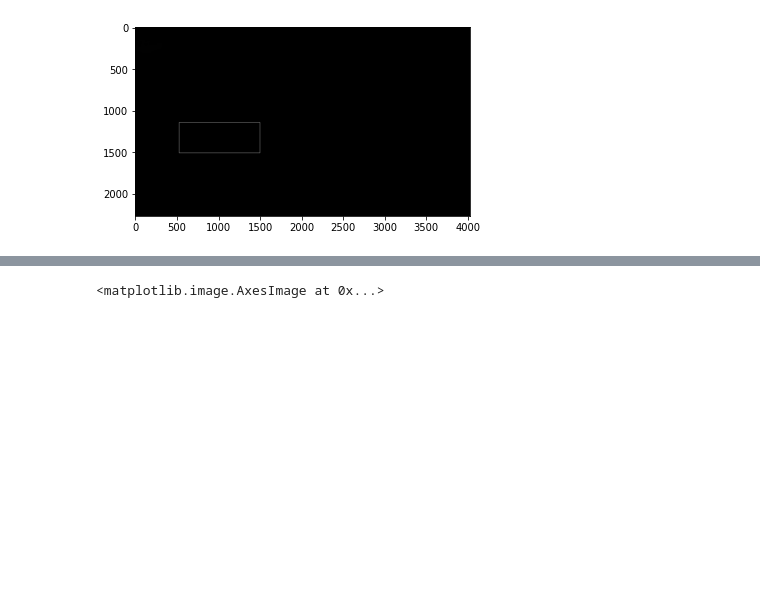
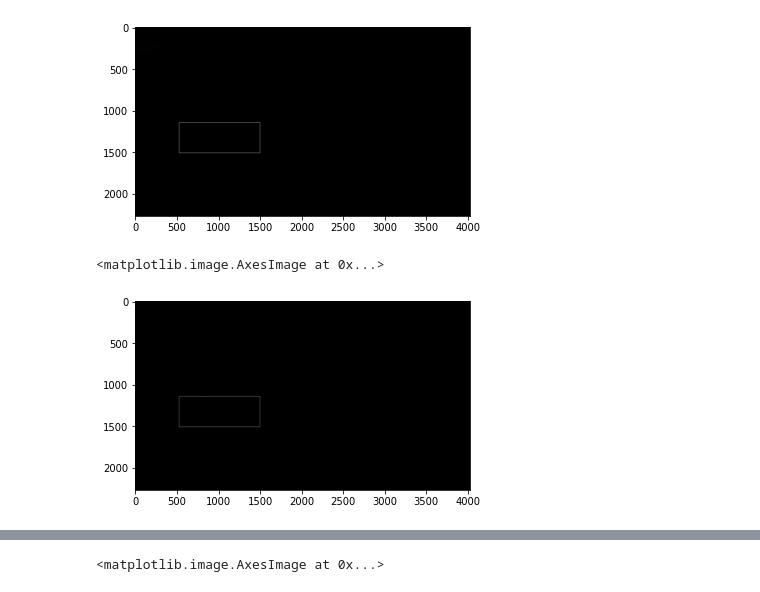
Before and after one commit to danielpaulisch/psiv2_matricules, a Jupyter notebook: dilate_contorns.ipynb, the cells around one changed output, grey strips where cells are left out. Saved outputs shown, nothing was run; the diff lists cells and outputs as text; code cells hidden in the pictures; blank space fills up the shorter version.

```diff
--- a/dilate_contorns.ipynb
+++ b/dilate_contorns.ipynb
@@ -70,3 +70,10 @@ plt.imshow(rec, cmap="gray")
 # %% [output]
 <matplotlib.image.AxesImage at 0x...>
 [figure]
+# %%
+cnts_matricula,_=cv.findContours(cv.Canny(rec,100,200),cv.RETR_LIST,cv.CHAIN_APPROX_SIMPLE)
+contornos_matricula =  cv.drawContours((rec//255),cnts_matricula,-1,(100,100,100),2)
+plt.imshow(contornos_matricula, cmap="gray")
+# %% [output]
+<matplotlib.image.AxesImage at 0x...>
+[figure, added]
```
Also changed, not shown: parts of 10 cells of this notebook.
